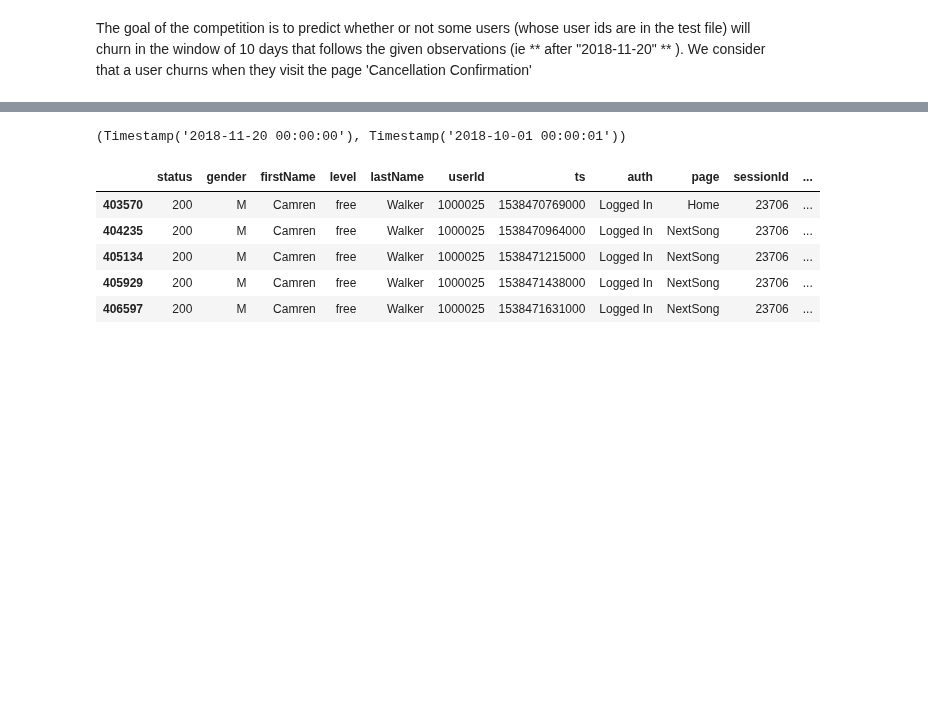
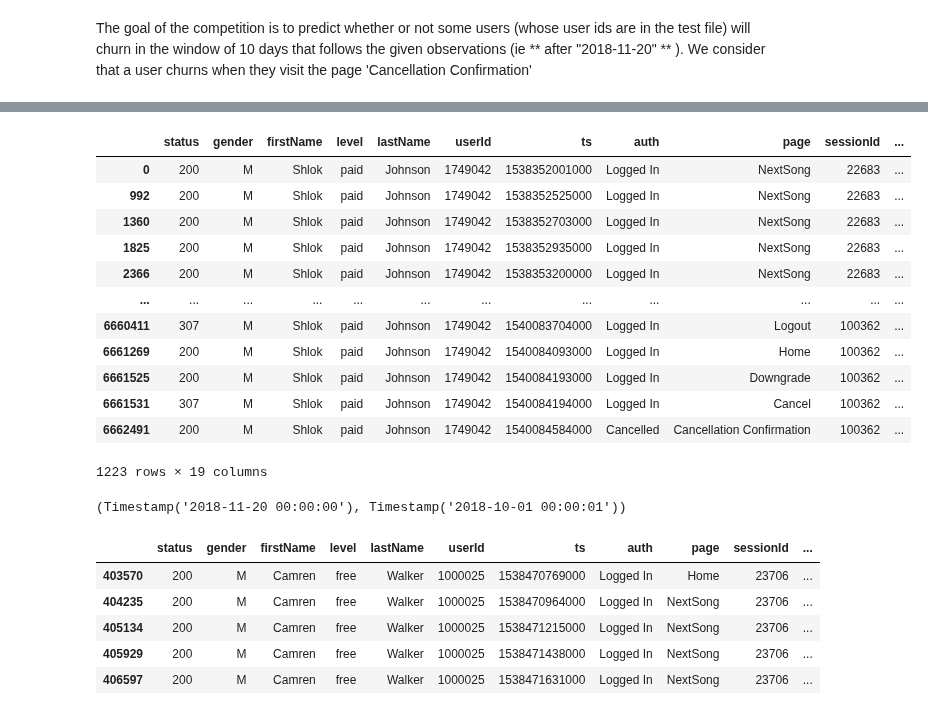
Before and after one commit to Martinoor/datascience, a Jupyter notebook: EDA_test.ipynb, the cells around one changed output, grey strips where cells are left out. Saved outputs shown, nothing was run; the diff lists cells and outputs as text; code cells hidden in the pictures; blank space fills up the shorter version.

```diff
--- a/EDA_test.ipynb
+++ b/EDA_test.ipynb
@@ -16,3 +40,19 @@ test  = pd.read_parquet(test_path)
+# %%
+train.query("userId == '1749042'")
+# %% [output]
+|  | status | gender | firstName | level | lastName | userId | ts | auth | page | sessionId | ... |
+| 0 | 200 | M | Shlok | paid | Johnson | 1749042 | 1538352001000 | Logged In | NextSong | 22683 | ... |
+| 992 | 200 | M | Shlok | paid | Johnson | 1749042 | 1538352525000 | Logged In | NextSong | 22683 | ... |
+| 1360 | 200 | M | Shlok | paid | Johnson | 1749042 | 1538352703000 | Logged In | NextSong | 22683 | ... |
+| 1825 | 200 | M | Shlok | paid | Johnson | 1749042 | 1538352935000 | Logged In | NextSong | 22683 | ... |
+| 2366 | 200 | M | Shlok | paid | Johnson | 1749042 | 1538353200000 | Logged In | NextSong | 22683 | ... |
+| ... | ... | ... | ... | ... | ... | ... | ... | ... | ... | ... | ... |
+| 6660411 | 307 | M | Shlok | paid | Johnson | 1749042 | 1540083704000 | Logged In | Logout | 100362 | ... |
+| 6661269 | 200 | M | Shlok | paid | Johnson | 1749042 | 1540084093000 | Logged In | Home | 100362 | ... |
+| 6661525 | 200 | M | Shlok | paid | Johnson | 1749042 | 1540084193000 | Logged In | Downgrade | 100362 | ... |
+| 6661531 | 307 | M | Shlok | paid | Johnson | 1749042 | 1540084194000 | Logged In | Cancel | 100362 | ... |
+| 6662491 | 200 | M | Shlok | paid | Johnson | 1749042 | 1540084584000 | Cancelled | Cancellation Confirmation | 100362 | ... |
+1223 rows × 19 columns
 # %%
 train.time.max(), train.time.min()
 # %% [output]
```
Also changed, not shown: parts of 2 cells of this notebook, 9 other files.
